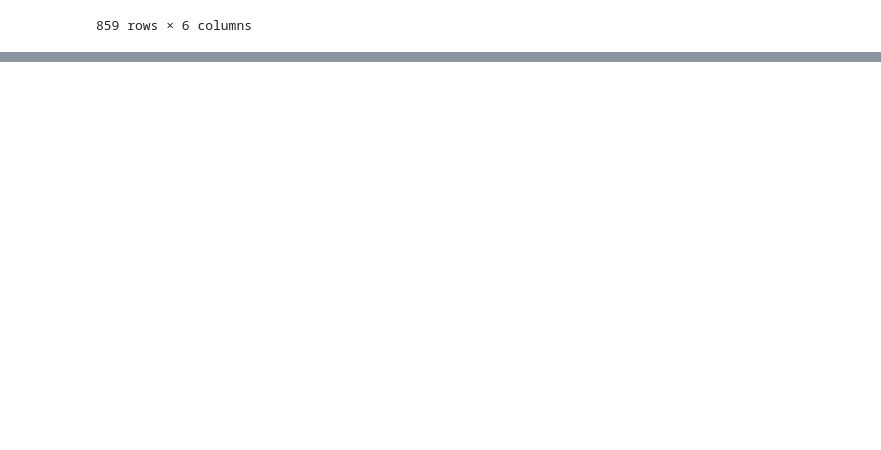
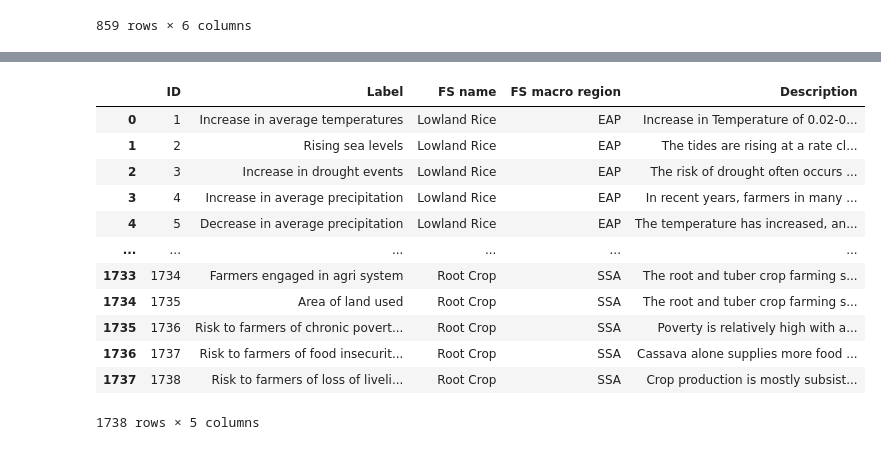
Before and after one commit to iberius96/DP_DPI, a Jupyter notebook: tests.ipynb, the cells around one changed output, grey strips where cells are left out. Saved outputs shown, nothing was run; the diff lists cells and outputs as text; code cells hidden in the pictures; blank space fills up the shorter version.

```diff
--- a/tests.ipynb
+++ b/tests.ipynb
@@ -798,0 +803,17 @@ df.to_csv("test2.csv")
+# %%
+connections = pd.read_csv("CRISP/CSV/db/fs_factors.csv")
+connections
+# %% [output]
+|  | ID | Label | FS name | FS macro region | Description |
+| 0 | 1 | Increase in average temperatures | Lowland Rice | EAP | Increase in Temperature of 0.02-0... |
+| 1 | 2 | Rising sea levels | Lowland Rice | EAP | The tides are rising at a rate cl... |
+| 2 | 3 | Increase in drought events | Lowland Rice | EAP | The risk of drought often occurs ... |
+| 3 | 4 | Increase in average precipitation | Lowland Rice | EAP | In recent years, farmers in many ... |
+| 4 | 5 | Decrease in average precipitation | Lowland Rice | EAP | The temperature has increased, an... |
+| ... | ... | ... | ... | ... | ... |
+| 1733 | 1734 | Farmers engaged in agri system | Root Crop | SSA | The root and tuber crop farming s... |
+| 1734 | 1735 | Area of land used | Root Crop | SSA | The root and tuber crop farming s... |
+| 1735 | 1736 | Risk to farmers of chronic povert... | Root Crop | SSA | Poverty is relatively high with a... |
+| 1736 | 1737 | Risk to farmers of food insecurit... | Root Crop | SSA | Cassava alone supplies more food ... |
+| 1737 | 1738 | Risk to farmers of loss of liveli... | Root Crop | SSA | Crop production is mostly subsist... |
+1738 rows × 5 columns
```
Also changed, not shown: parts of 8 cells of this notebook, 19 other files.
